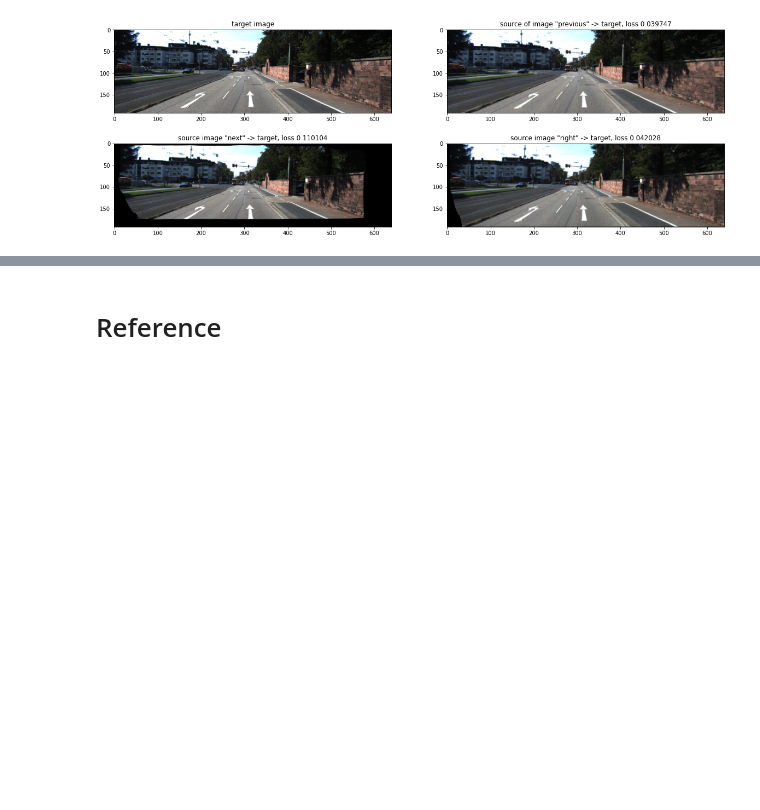
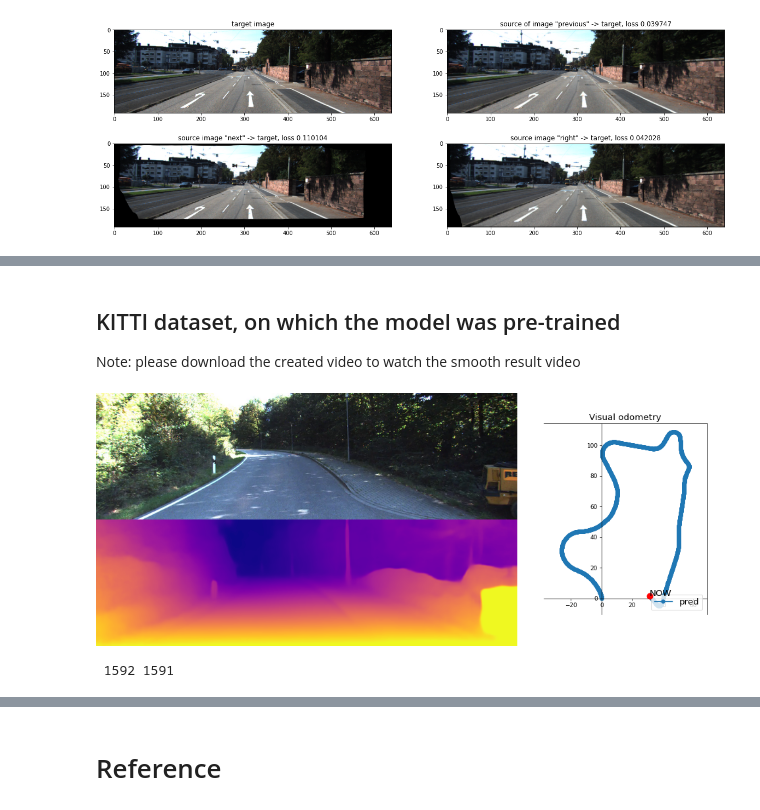
Before and after one commit to Willyzw/monodepth2, a Jupyter notebook: monodepth2_handson.ipynb, the cells around one changed output, grey strips where cells are left out. Drawn from its saved outputs; the diff is of its cells as text; code cells hidden in the pictures; blank space fills up the shorter version.

```diff
--- a/monodepth2_handson.ipynb
+++ b/monodepth2_handson.ipynb
@@ -257,0 +258,9 @@ NameError: ignored
+# %% [markdown]
+## KITTI dataset, on which the model was pre-trained
+Note: please download the created video to watch the smooth result video
+# %%
+show_and_stream_result_video("assets/kitti_odom_09.mp4", "kitti_odom_09_result.avi")
+files.download('kitti_odom_09_result.avi')
+# %% [output]
+[figure, added]
+ 1592 1591
```
Also changed, not shown: parts of 10 cells of this notebook.
